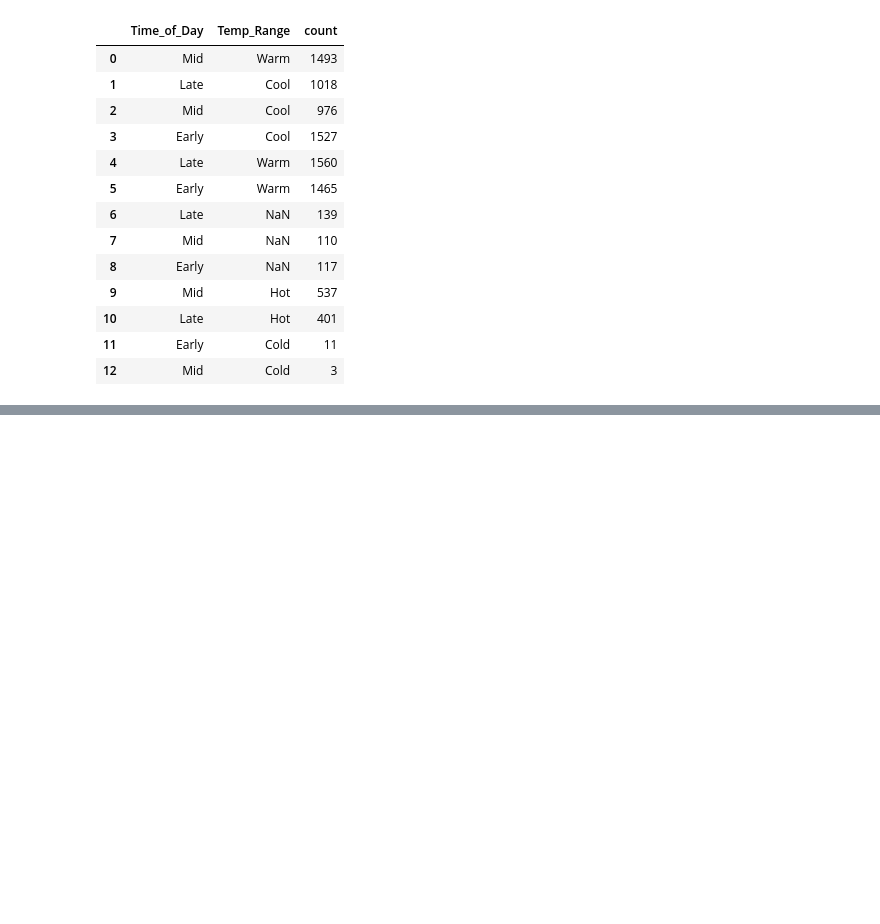
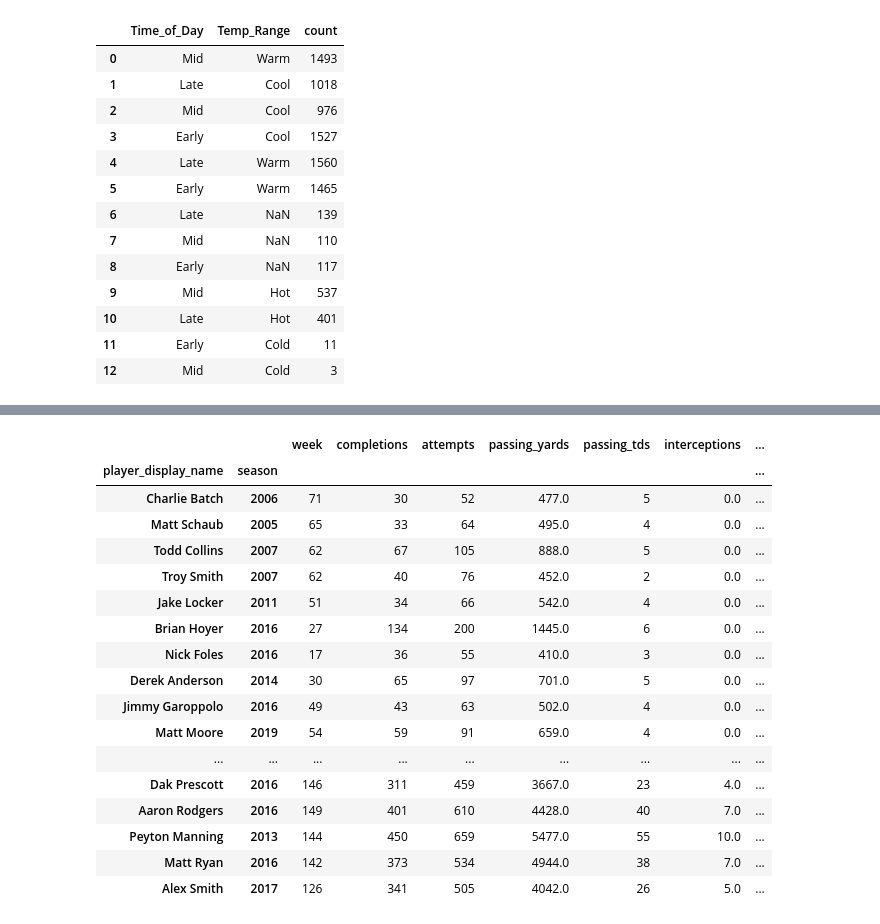
Before and after one commit to franklinzhou-ncsu/new_repo_554, a Jupyter notebook: ST554_Project_2.ipynb, the cells around one changed output, grey strips where cells are left out. Cells and saved outputs as stored; diff of their text form; code cells hidden in the pictures; blank space fills up the shorter version.

```diff
--- a/ST554_Project_2.ipynb
+++ b/ST554_Project_2.ipynb
@@ -261,0 +383,26 @@ air_pd.levels_count("Time_of_Day", "Temp_Range")
+# %%
+# Sort the rows descending by td_int_ratio and report the first 40 values
+top_td_int_ratio = subset_sum_stats.sort_values(
+    "td_int_ratio",
+    ascending = False).head(40)
+
+top_td_int_ratio
+# %% [output]
+|  |  | week | completions | attempts | passing_yards | passing_tds | interceptions | ... |
+| player_display_name | season |  |  |  |  |  |  | ... |
+| Charlie Batch | 2006 | 71 | 30 | 52 | 477.0 | 5 | 0.0 | ... |
+| Matt Schaub | 2005 | 65 | 33 | 64 | 495.0 | 4 | 0.0 | ... |
+| Todd Collins | 2007 | 62 | 67 | 105 | 888.0 | 5 | 0.0 | ... |
+| Troy Smith | 2007 | 62 | 40 | 76 | 452.0 | 2 | 0.0 | ... |
+| Jake Locker | 2011 | 51 | 34 | 66 | 542.0 | 4 | 0.0 | ... |
+| Brian Hoyer | 2016 | 27 | 134 | 200 | 1445.0 | 6 | 0.0 | ... |
+| Nick Foles | 2016 | 17 | 36 | 55 | 410.0 | 3 | 0.0 | ... |
+| Derek Anderson | 2014 | 30 | 65 | 97 | 701.0 | 5 | 0.0 | ... |
+| Jimmy Garoppolo | 2016 | 49 | 43 | 63 | 502.0 | 4 | 0.0 | ... |
+| Matt Moore | 2019 | 54 | 59 | 91 | 659.0 | 4 | 0.0 | ... |
+| ... | ... | ... | ... | ... | ... | ... | ... | ... |
+| Dak Prescott | 2016 | 146 | 311 | 459 | 3667.0 | 23 | 4.0 | ... |
+| Aaron Rodgers | 2016 | 149 | 401 | 610 | 4428.0 | 40 | 7.0 | ... |
+| Peyton Manning | 2013 | 144 | 450 | 659 | 5477.0 | 55 | 10.0 | ... |
+| Matt Ryan | 2016 | 142 | 373 | 534 | 4944.0 | 38 | 7.0 | ... |
+| Alex Smith | 2017 | 126 | 341 | 505 | 4042.0 | 26 | 5.0 | ... |
```
Also changed, not shown: parts of 18 cells of this notebook.
